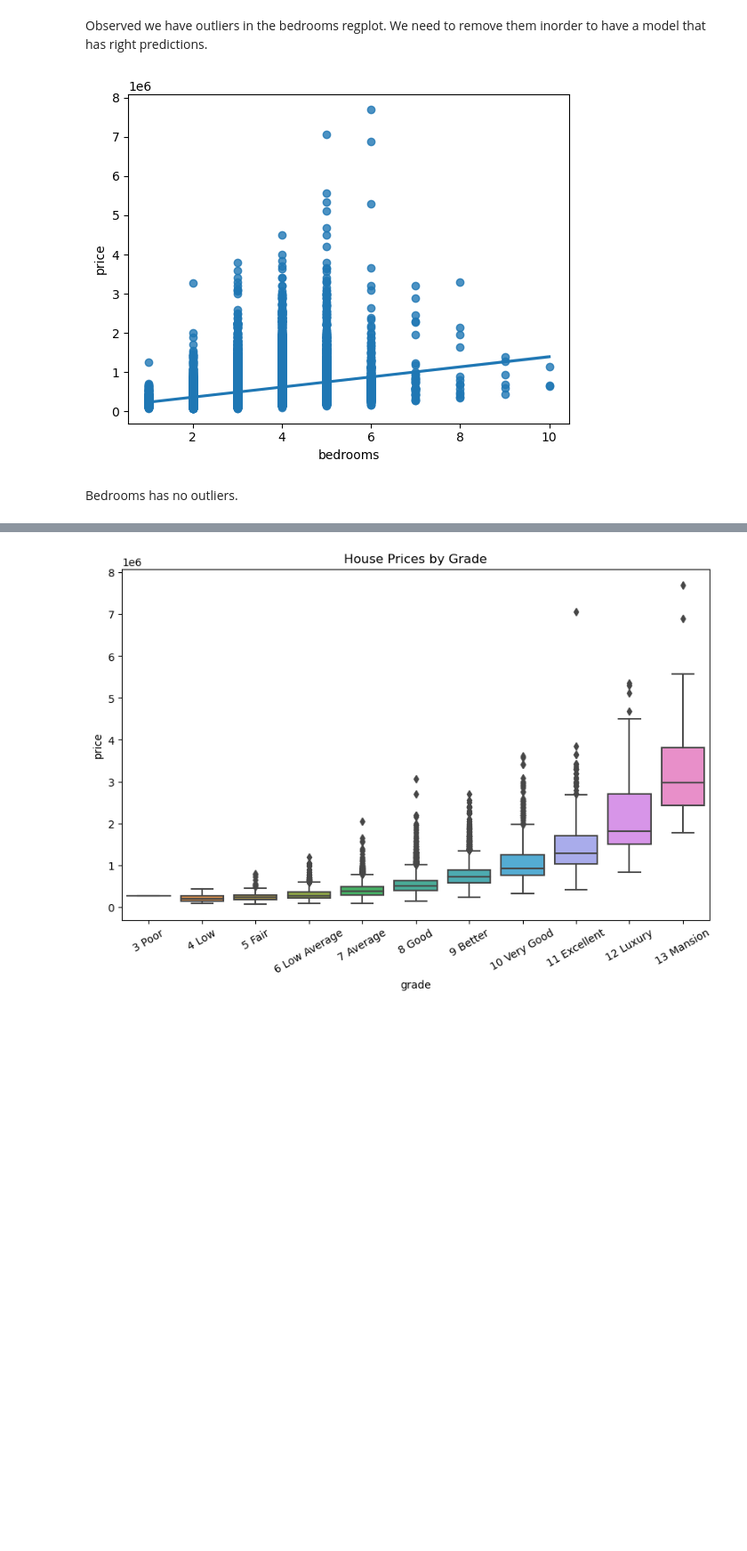
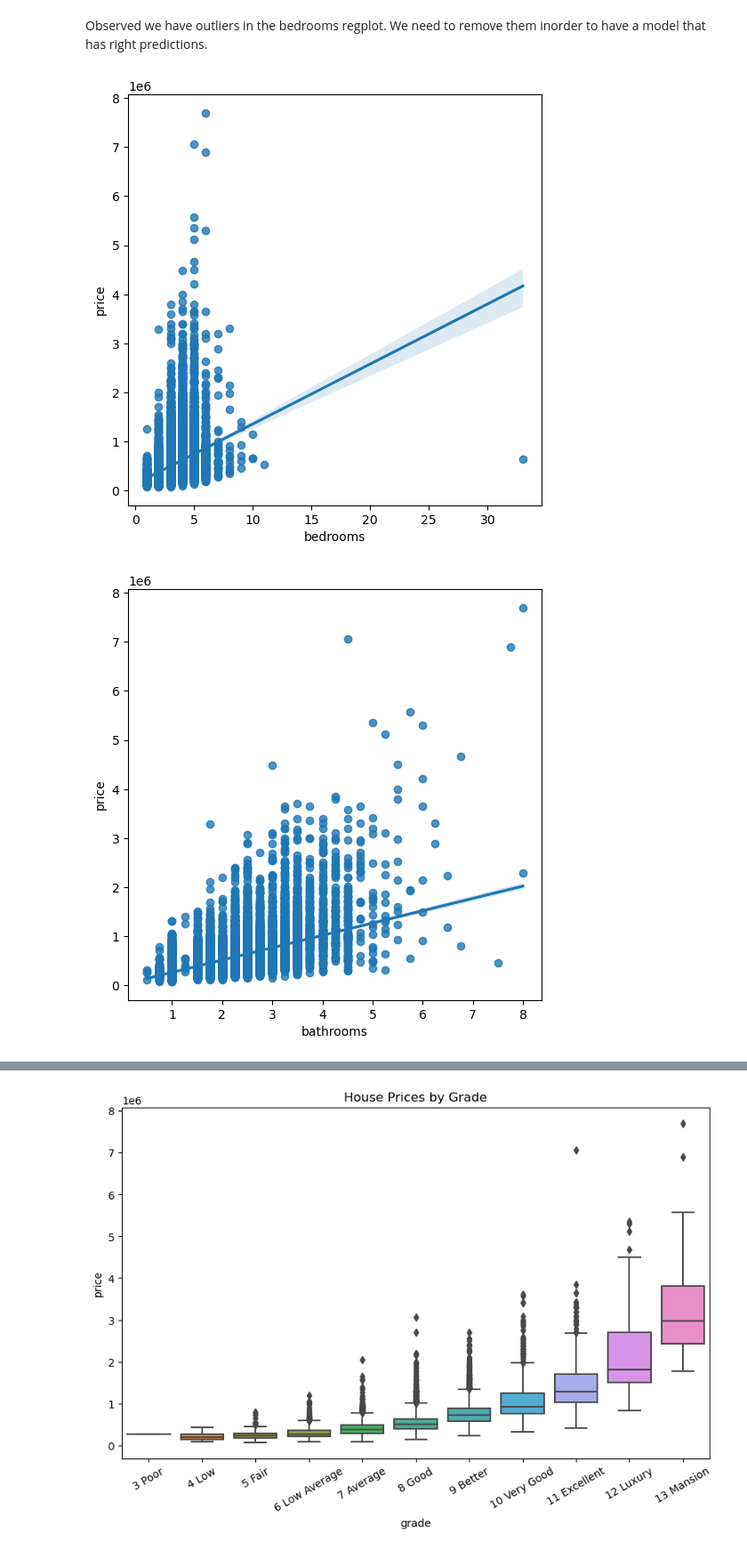
Before and after one commit to wanjikuciku/King-County-Real-Estate-Analysis, a Jupyter notebook: student.ipynb, the cells around one changed output, grey strips where cells are left out. Shown at 89% size. Saved outputs shown, nothing was run; the diff lists cells and outputs as text; code cells hidden in the pictures; blank space fills up the shorter version.

```diff
--- a/student.ipynb
+++ b/student.ipynb
@@ -219,11 +196,19 @@ regplot(data, x_variables, y_variable)
 # %% [markdown]
 Observed we have outliers in the bedrooms regplot. We need to remove them inorder to have a model that has right predictions.
-# %%
-# working on removing the outliers in bedrooms
-df_new = df_new[df_new['bedrooms'] <= 10]
-
-sns.regplot(x = 'bedrooms', y= 'price', data = df_new);
-# %% [output]
-[figure, removed]
-# %% [markdown]
-Bedrooms has no outliers.
+# %%
+
+def create_regplot_loop(data, x_vars, y_var):
+    for x_var in x_vars:
+        plt.figure(figsize=(6, 6))  # Set the figure size
+        sns.regplot(x=x_var, y=y_var, data=data)
+        plt.show()  # Display the plot
+
+# Example usage:
+data = df_new
+x_variables = df_new[['bedrooms', 'bathrooms', 'sqft_living', 'sqft_lot', 'floors', 'yr_built']]  # List of x-axis variables
+y_variable = df_new['price']
+
+create_regplot_loop(data, x_variables, y_variable)
+# %% [output]
+[figure, added]
+[figure, added]
```
Also changed, not shown: parts of 71 cells of this notebook, 5 other files.
